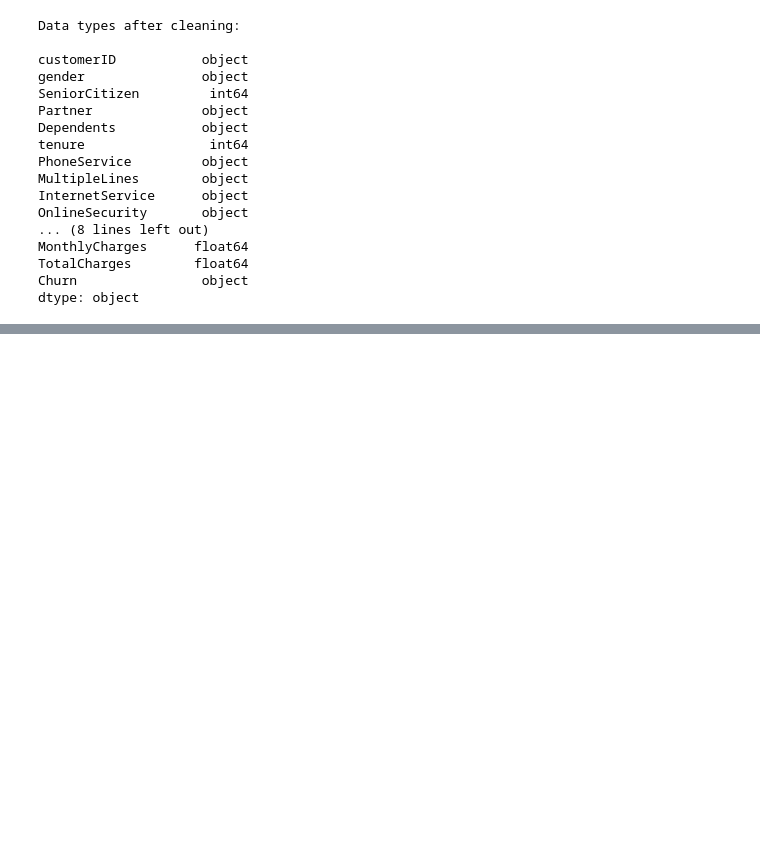
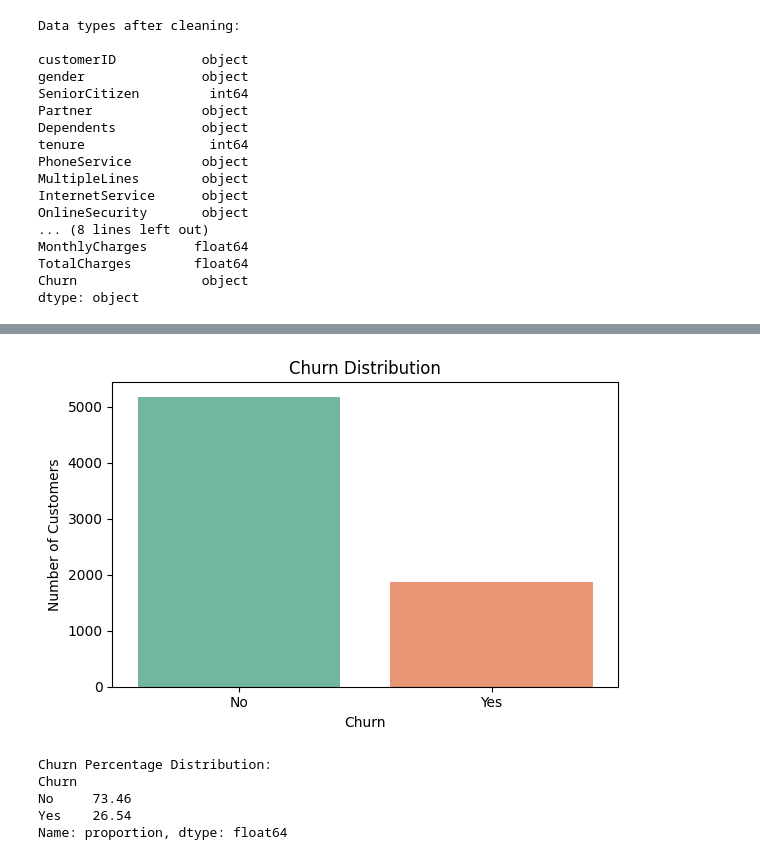
Before and after one commit to AnnapurnaBhatraju/telco-churn-prediction, a Jupyter notebook: churn_prediction.ipynb, the cells around one changed output, grey strips where cells are left out. Drawn from its saved outputs; the diff is of its cells as text; code cells hidden in the pictures; blank space fills up the shorter version.

```diff
--- a/churn_prediction.ipynb
+++ b/churn_prediction.ipynb
@@ -205,0 +287,20 @@ dtype: object
+# %%
+# Plotting the distribution of the target variable 'Churn'
+plt.figure(figsize=(6, 4))
+sns.countplot(data=df, x='Churn', hue='Churn', palette='Set2', legend=False)
+plt.title('Churn Distribution')
+plt.xlabel('Churn')
+plt.ylabel('Number of Customers')
+plt.tight_layout()
+plt.show()
+# Percentage distribution of churn
+churn_percent = df['Churn'].value_counts(normalize=True) * 100
+print("Churn Percentage Distribution:")
+print(churn_percent.round(2))
+# %% [output]
+[figure, added]
+Churn Percentage Distribution:
+Churn
+No     73.46
+Yes    26.54
+Name: proportion, dtype: float64
```
Also changed, not shown: parts of 12 cells of this notebook, 1 other file.
